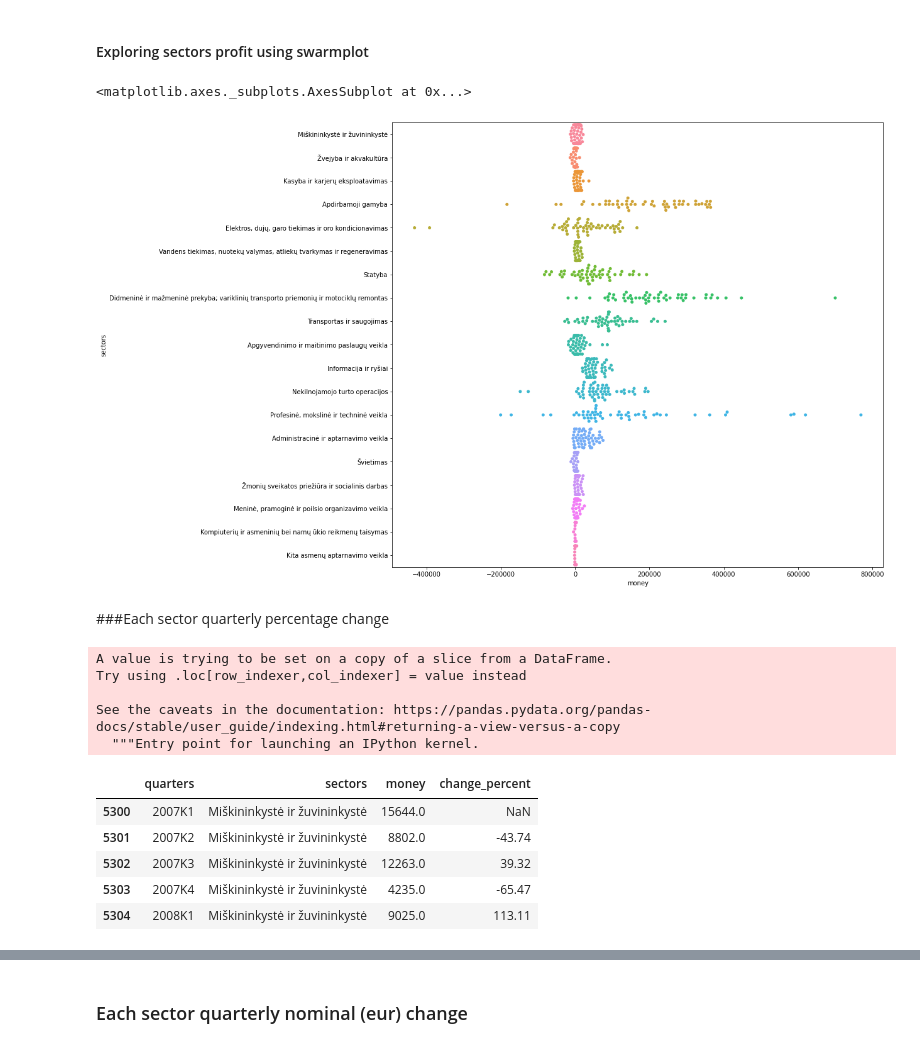
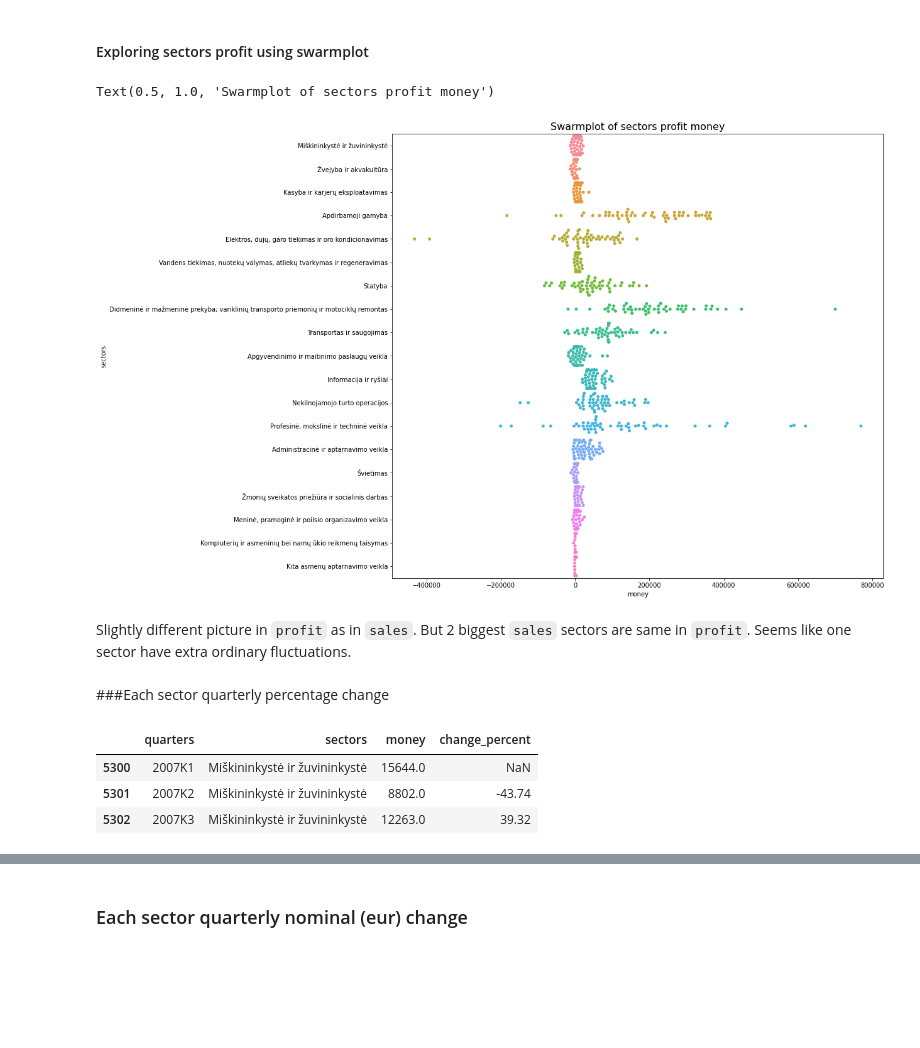
Before and after one commit to Venckus/lt-sectors-analysis, a Jupyter notebook: lt_economy_sectors.ipynb, the cells around one changed output, grey strips where cells are left out. Cells and saved outputs as stored; diff of their text form; code cells hidden in the pictures; blank space fills up the shorter version.

```diff
--- a/lt_economy_sectors.ipynb
+++ b/lt_economy_sectors.ipynb
@@ -593,25 +554,21 @@ for sector in sectors:
 # %%
 plt.subplots(figsize=(14, 13))
 sns.swarmplot(x=profit['money'], y=profit['sectors'])
+plt.title('Swarmplot of sectors profit money', fontdict={'fontsize': 16})
 # %% [output]
-<matplotlib.axes._subplots.AxesSubplot at 0x...>
+Text(0.5, 1.0, 'Swarmplot of sectors profit money')
-[figure, old version]
+[figure, new version]
+# %% [markdown]
+Slightly different picture in `profit` as in `sales`. But 2 biggest `sales` sectors are same in `profit`. Seems like one sector have extra ordinary fluctuations.
 # %% [markdown]
 ###Each sector quarterly percentage change
 # %%
 profit['change_percent'] = (profit.money.pct_change() * 100).round(2)
-profit.head()
+profit.head(3)
 # %% [output]
-A value is trying to be set on a copy of a slice from a DataFrame.
-Try using .loc[row_indexer,col_indexer] = value instead
-
-See the caveats in the documentation: https://pandas.pydata.org/pandas-docs/stable/user_guide/indexing.html#returning-a-view-versus-a-copy
-  """Entry point for launching an IPython kernel.
 |  | quarters | sectors | money | change_percent |
 | 5300 | 2007K1 | Miškininkystė ir žuvininkystė | 15644.0 | NaN |
 | 5301 | 2007K2 | Miškininkystė ir žuvininkystė | 8802.0 | -43.74 |
 | 5302 | 2007K3 | Miškininkystė ir žuvininkystė | 12263.0 | 39.32 |
-| 5303 | 2007K4 | Miškininkystė ir žuvininkystė | 4235.0 | -65.47 |
-| 5304 | 2008K1 | Miškininkystė ir žuvininkystė | 9025.0 | 113.11 |
 # %%
 profit.change_percent = np.where(profit.quarters == '2007K1', 0, profit.change_percent)
```
Also changed, not shown: parts of 112 cells of this notebook.
